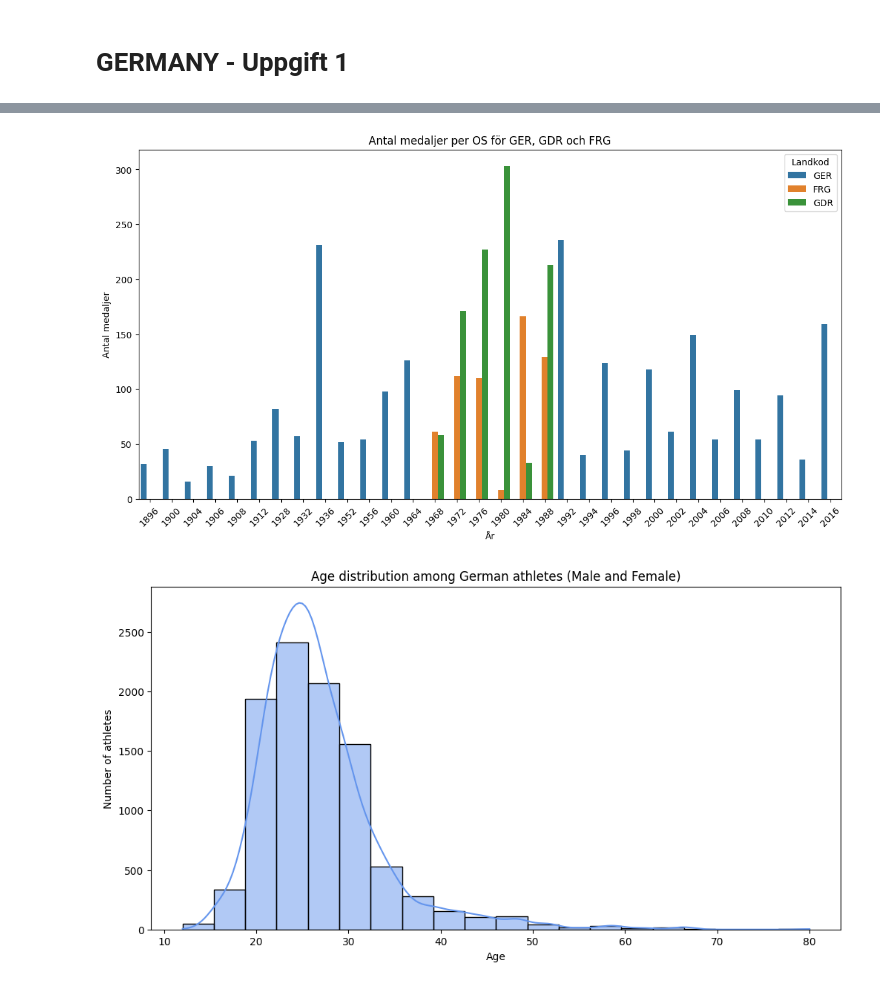
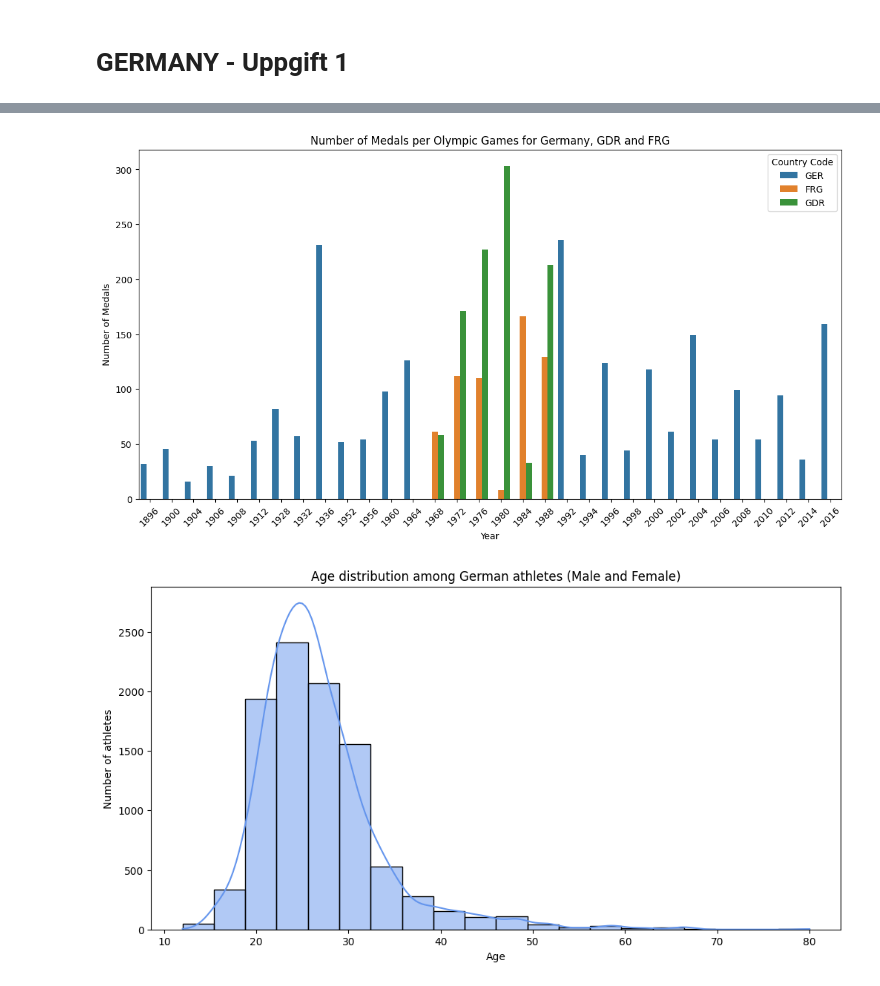
Before and after one commit to SebastianPetersson/Project_OS, a Jupyter notebook: Projekt_OS_Tyskland.ipynb, the cells around one changed output, grey strips where cells are left out. Drawn from its saved outputs; the diff is of its cells as text; code cells hidden in the pictures.

```diff
--- a/Projekt_OS_Tyskland.ipynb
+++ b/Projekt_OS_Tyskland.ipynb
@@ -37,18 +34,7 @@ plt.tight_layout()
 # %%
-germany_all = olympics[(olympics["NOC"].isin(["GER", "GDR", "FRG"])) & (olympics["Medal"].notna())]
-
-medals_breakdown = germany_all.groupby(["Year", "NOC"])["Medal"].count().reset_index()
-
-plt.figure(figsize = (14, 7))
-sns.barplot(data=medals_breakdown, x = "Year", y = "Medal", hue = "NOC")
-plt.title("Antal medaljer per OS för GER, GDR och FRG")
-plt.ylabel("Antal medaljer")
-plt.xlabel("År")
-plt.xticks(rotation = 45)
-plt.legend(title="Landkod")
-plt.show()
+Functions.plot_medals_by_country(olympics, ["GER", "GDR", "FRG"], title = "Number of Medals per Olympic Games for Germany, GDR and FRG")
 # %% [output]
-[figure, old version]
+[figure, new version]
 # %%
 germany_age = germany[germany['Age'].notna()]
 
```
Also changed, not shown: parts of 6 cells of this notebook.
